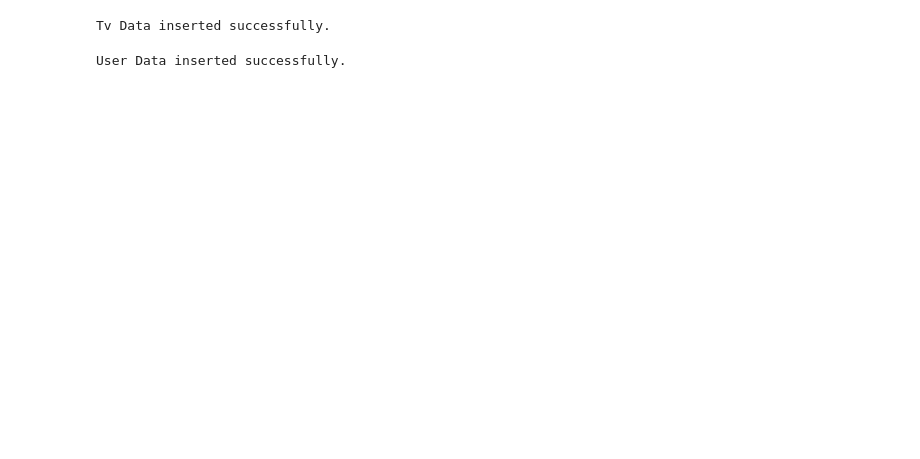
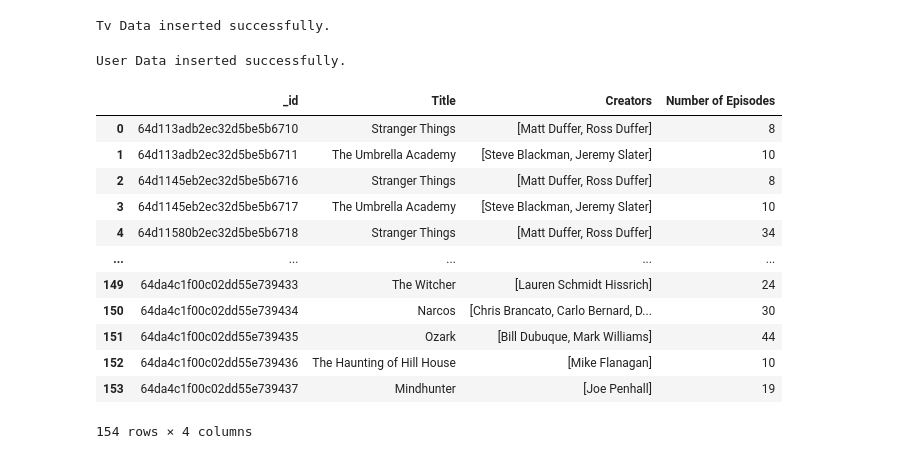
Before and after one commit to JKRAYV/Progress_Tracker_Project, a Jupyter notebook: CreateAndInsert.ipynb, the cells around one changed output. Cells and saved outputs as stored; diff of their text form; code cells hidden in the pictures; blank space fills up the shorter version.

```diff
--- a/CreateAndInsert.ipynb
+++ b/CreateAndInsert.ipynb
@@ -107,0 +117,16 @@ User Data inserted successfully.
+# %%
+pandas.DataFrame(list(tvDocuments))
+# %% [output]
+|  | _id | Title | Creators | Number of Episodes |
+| 0 | 64d113adb2ec32d5be5b6710 | Stranger Things | [Matt Duffer, Ross Duffer] | 8 |
+| 1 | 64d113adb2ec32d5be5b6711 | The Umbrella Academy | [Steve Blackman, Jeremy Slater] | 10 |
+| 2 | 64d1145eb2ec32d5be5b6716 | Stranger Things | [Matt Duffer, Ross Duffer] | 8 |
+| 3 | 64d1145eb2ec32d5be5b6717 | The Umbrella Academy | [Steve Blackman, Jeremy Slater] | 10 |
+| 4 | 64d11580b2ec32d5be5b6718 | Stranger Things | [Matt Duffer, Ross Duffer] | 34 |
+| ... | ... | ... | ... | ... |
+| 149 | 64da4c1f00c02dd55e739433 | The Witcher | [Lauren Schmidt Hissrich] | 24 |
+| 150 | 64da4c1f00c02dd55e739434 | Narcos | [Chris Brancato, Carlo Bernard, D... | 30 |
+| 151 | 64da4c1f00c02dd55e739435 | Ozark | [Bill Dubuque, Mark Williams] | 44 |
+| 152 | 64da4c1f00c02dd55e739436 | The Haunting of Hill House | [Mike Flanagan] | 10 |
+| 153 | 64da4c1f00c02dd55e739437 | Mindhunter | [Joe Penhall] | 19 |
+154 rows × 4 columns
```
Also changed, not shown: parts of 4 cells of this notebook.
